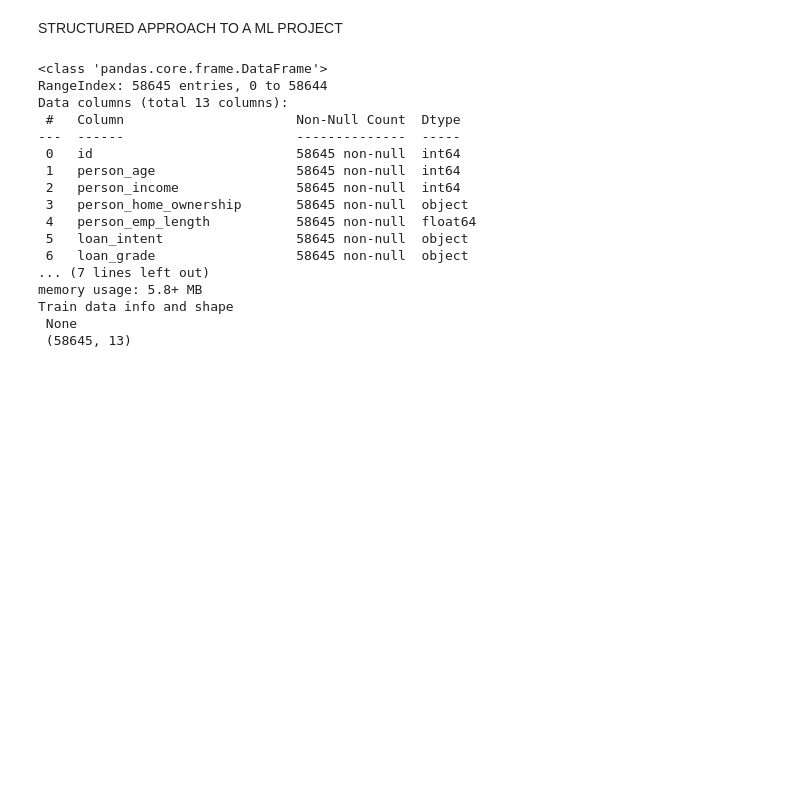
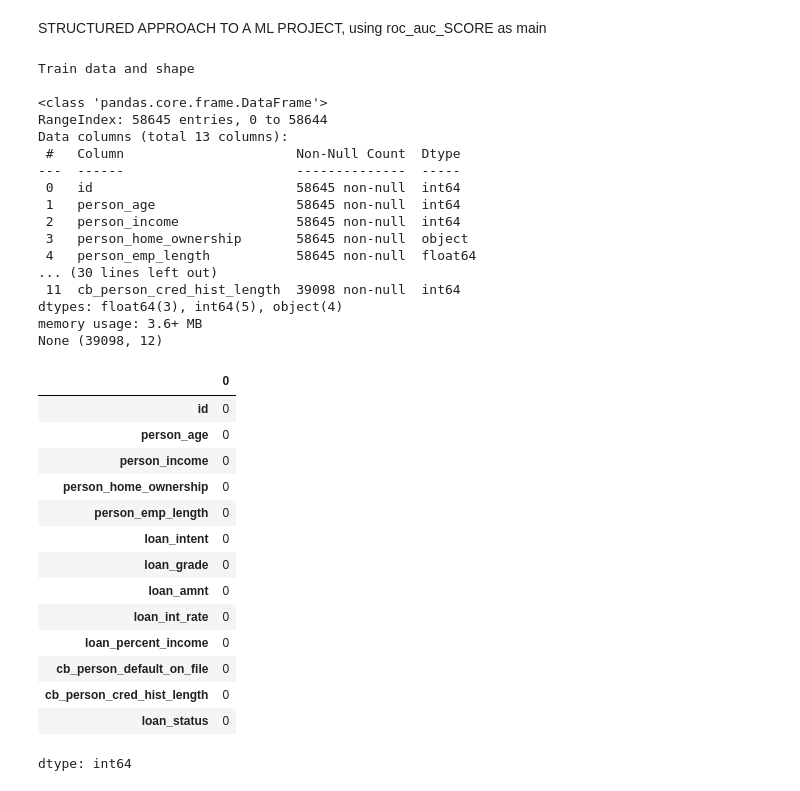
Before and after one commit to KartikayBhardwaj-dev/Ai_lab, a Jupyter notebook: ai_lab_Week02.ipynb, the cells around one changed output. Drawn from its saved outputs; the diff is of its cells as text; code cells hidden in the pictures; blank space fills up the shorter version.

```diff
--- a/ai_lab_Week02.ipynb
+++ b/ai_lab_Week02.ipynb
@@ -1,7 +1,7 @@
 # %% [markdown]
 <a href="https://colab.research.google.com/github/KartikayBhardwaj-dev/Ai_lab/blob/main/ai_lab_Week02.ipynb" target="_parent"><img src="https://colab.research.google.com/assets/colab-badge.svg" alt="Open In Colab"/></a>
 # %% [markdown]
-STRUCTURED APPROACH TO A ML PROJECT
+STRUCTURED APPROACH TO A ML PROJECT, using roc_auc_SCORE as main
 # %%
 # @title Import necessary libaries
 
@@ -33,22 +33,41 @@ train = pd.read_csv('/content/train.csv')
 test = pd.read_csv('/content/test.csv')
 # %%
 # @title Explore data
-print(f'Train data info and shape \n {train.info()} \n {train.shape}')
+print('Train data and shape \n')
+print(train.info(),train.shape)
+print('\n Test data and shape \n')
+print(test.info(),test.shape)
+train.isna().sum()
 # %% [output]
+Train data and shape
+
 <class 'pandas.core.frame.DataFrame'>
 RangeIndex: 58645 entries, 0 to 58644
 Data columns (total 13 columns):
  #   Column                      Non-Null Count  Dtype
 ---  ------                      --------------  -----
  0   id                          58645 non-null  int64
  1   person_age                  58645 non-null  int64
  2   person_income               58645 non-null  int64
  3   person_home_ownership       58645 non-null  object
  4   person_emp_length           58645 non-null  float64
- 5   loan_intent                 58645 non-null  object
- 6   loan_grade                  58645 non-null  object
-... (7 lines left out)
-memory usage: 5.8+ MB
-Train data info and shape
- None
- (58645, 13)
+... (30 lines left out)
+ 11  cb_person_cred_hist_length  39098 non-null  int64
+dtypes: float64(3), int64(5), object(4)
+memory usage: 3.6+ MB
+None (39098, 12)
+|  | 0 |
+| id | 0 |
+| person_age | 0 |
+| person_income | 0 |
+| person_home_ownership | 0 |
+| person_emp_length | 0 |
+| loan_intent | 0 |
+| loan_grade | 0 |
+| loan_amnt | 0 |
+| loan_int_rate | 0 |
+| loan_percent_income | 0 |
+| cb_person_default_on_file | 0 |
+| cb_person_cred_hist_length | 0 |
+| loan_status | 0 |
+dtype: int64
```
Also changed, not shown: parts of 13 cells of this notebook.
